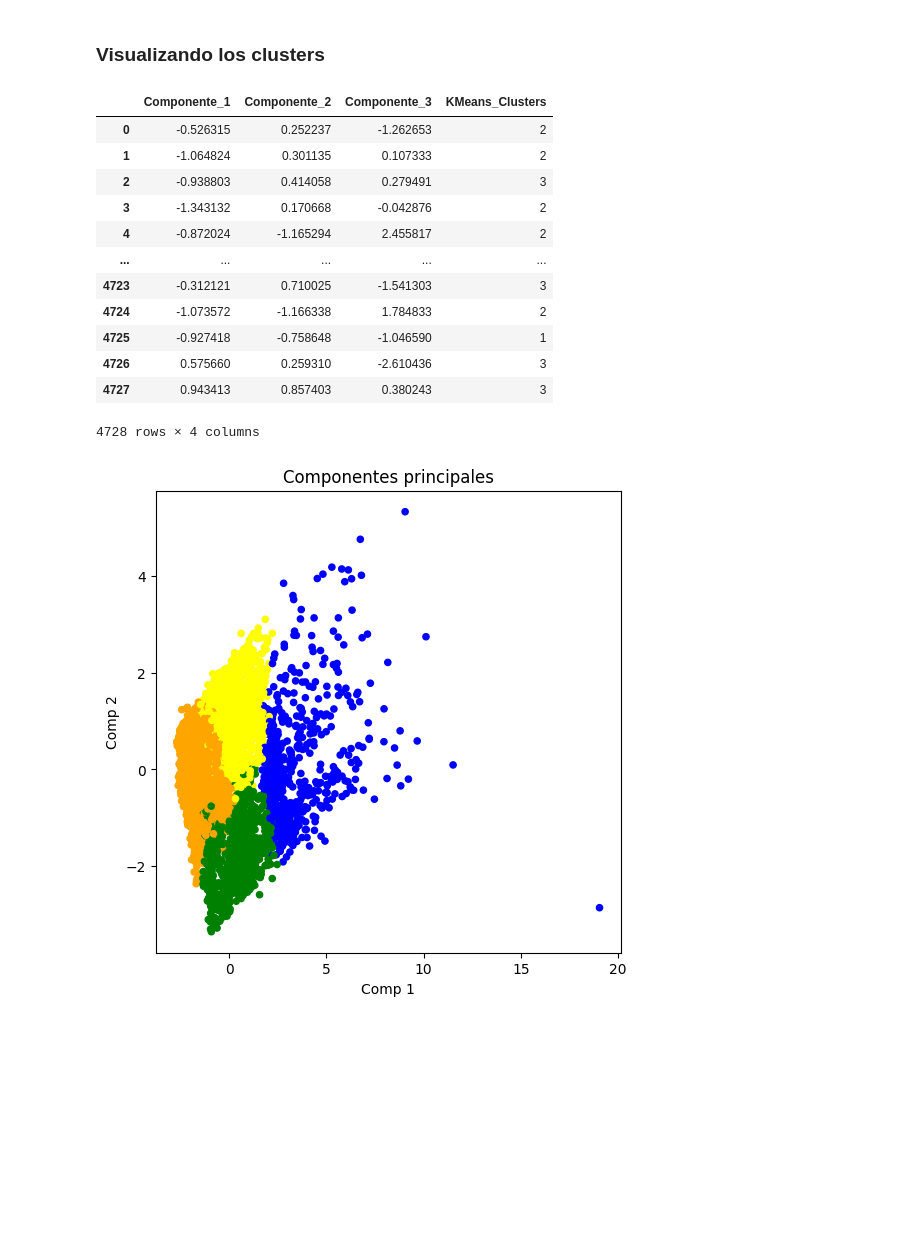
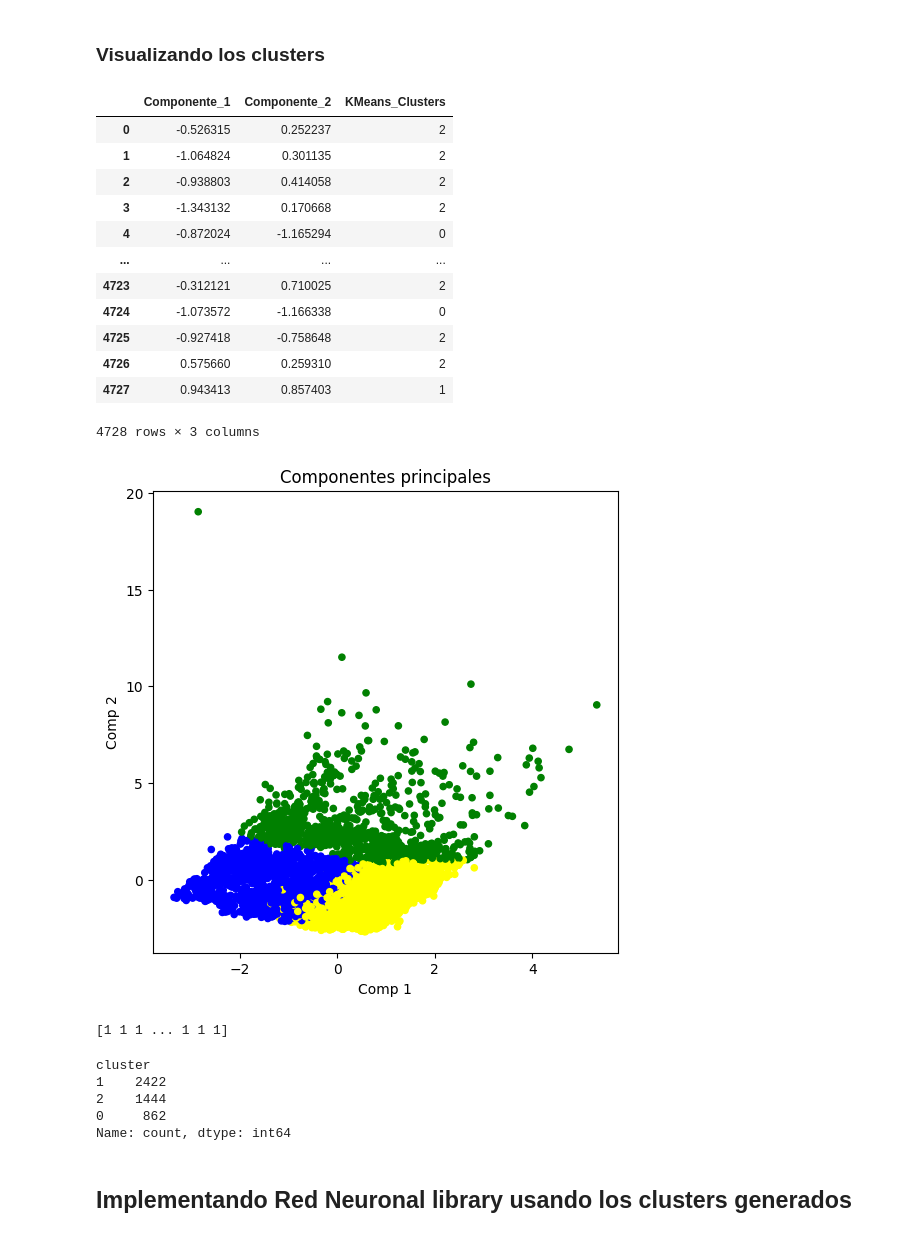
Before and after one commit to jleon253/house-rental-prediction, a Jupyter notebook: house_prediction_WKMC_ANN.ipynb, the cells around one changed output. Saved outputs shown, nothing was run; the diff lists cells and outputs as text; code cells hidden in the pictures; blank space fills up the shorter version.

```diff
--- a/house_prediction_WKMC_ANN.ipynb
+++ b/house_prediction_WKMC_ANN.ipynb
@@ -189,7 +310,7 @@ pd.DataFrame(df_scaled)
 # Se ajustan multiples modelos de k-means para determinar el número optimo de clusters
 SSE = []
 for cluster in range(1,11):
-    kmeans = KMeans(n_clusters = cluster, init='k-means++', n_init='auto')
+    kmeans = KMeans(n_clusters = cluster, init='k-means++', n_init='auto', max_iter=300)
     # Computamos sobre los datos estandarizados
     kmeans.fit(df_scaled)
     # Calculamos la inercia sobre los datos estandarizados
@@ -298,2 +341,5 @@ plt.show()
 # %% [markdown]
 ## Implementando KMeans library con los clusteres sugeridos
+# %%
+# Cantidad de clusters a usar
+kClusters = 3
@@ -300,11 +363,8 @@ plt.show()
 # %%
 # Segunda prueba (con más clusters)
 # Definiendo la función K-means con k-means++ como inicialización
-clustering = KMeans(n_clusters=4, init='k-means++', n_init='auto', max_iter=300)
+clustering = KMeans(n_clusters=kClusters, init='random', n_init=2, max_iter=5)
 
 # Computamos sobre los datos escalados
 clustering.fit(df_scaled)
-
-# Se predice
-#pred = clustering.predict(df_scaled)
 # %% [output]
@@ -334,39 +394,55 @@ pca_houses_comps = pd.concat([pca_houses_df, df_init[['KMeans_Clusters']]], axis
 
 pca_houses_comps
 # %% [output]
-|  | Componente_1 | Componente_2 | Componente_3 | KMeans_Clusters |
-| 0 | -0.526315 | 0.252237 | -1.262653 | 2 |
-| 1 | -1.064824 | 0.301135 | 0.107333 | 2 |
-| 2 | -0.938803 | 0.414058 | 0.279491 | 3 |
-| 3 | -1.343132 | 0.170668 | -0.042876 | 2 |
-| 4 | -0.872024 | -1.165294 | 2.455817 | 2 |
-| ... | ... | ... | ... | ... |
-| 4723 | -0.312121 | 0.710025 | -1.541303 | 3 |
-| 4724 | -1.073572 | -1.166338 | 1.784833 | 2 |
-| 4725 | -0.927418 | -0.758648 | -1.046590 | 1 |
-| 4726 | 0.575660 | 0.259310 | -2.610436 | 3 |
-| 4727 | 0.943413 | 0.857403 | 0.380243 | 3 |
+|  | Componente_1 | Componente_2 | KMeans_Clusters |
+| 0 | -0.526315 | 0.252237 | 2 |
+| 1 | -1.064824 | 0.301135 | 2 |
+| 2 | -0.938803 | 0.414058 | 2 |
+| 3 | -1.343132 | 0.170668 | 2 |
+| 4 | -0.872024 | -1.165294 | 0 |
+| ... | ... | ... | ... |
+| 4723 | -0.312121 | 0.710025 | 2 |
+| 4724 | -1.073572 | -1.166338 | 0 |
+| 4725 | -0.927418 | -0.758648 | 2 |
+| 4726 | 0.575660 | 0.259310 | 2 |
+| 4727 | 0.943413 | 0.857403 | 1 |
-4728 rows × 4 columns
+4728 rows × 3 columns
 # %%
 fig = plt.figure(figsize=(6,6))
 
 ax = fig.add_subplot(1,1,1)
 ax.set_xlabel('Comp 1')
 ax.set_ylabel('Comp 2')
 ax.set_title('Componentes principales')
 
-color_theme = np.array(['blue', 'green', 'orange', 'yellow'])
+color_theme = np.array(['blue', 'green', 'yellow'])
 ax.scatter(
-  x= pca_houses_comps.Componente_1,
-  y= pca_houses_comps.Componente_2,
+  x= pca_houses_comps.Componente_2,
+  y= pca_houses_comps.Componente_1,
   c=color_theme[pca_houses_comps.KMeans_Clusters],
   s=20
 )
 
 plt.show()
 # %% [output]
-[figure, old version]
+[figure, new version]
+# %%
+# Se predice
+pred = clustering.predict(df_scaled)
+print(pred)
+# %% [output]
+[1 1 1 ... 1 1 1]
 # %%
-#frame = pd.DataFrame(df_scaled)
-#frame['cluster'] = pred
-#frame['cluster'].value_counts()
+#Valor de recuento de puntos en cada uno de los grupos formados anteriormente
+
+frame = pd.DataFrame(df_numerical)
+frame['cluster'] = pred
+frame['cluster'].value_counts()
+# %% [output]
+cluster
+1    2422
+2    1444
+0     862
+Name: count, dtype: int64
+# %% [markdown]
+## Implementando Red Neuronal library usando los clusters generados
```
Also changed, not shown: parts of 31 cells of this notebook.
